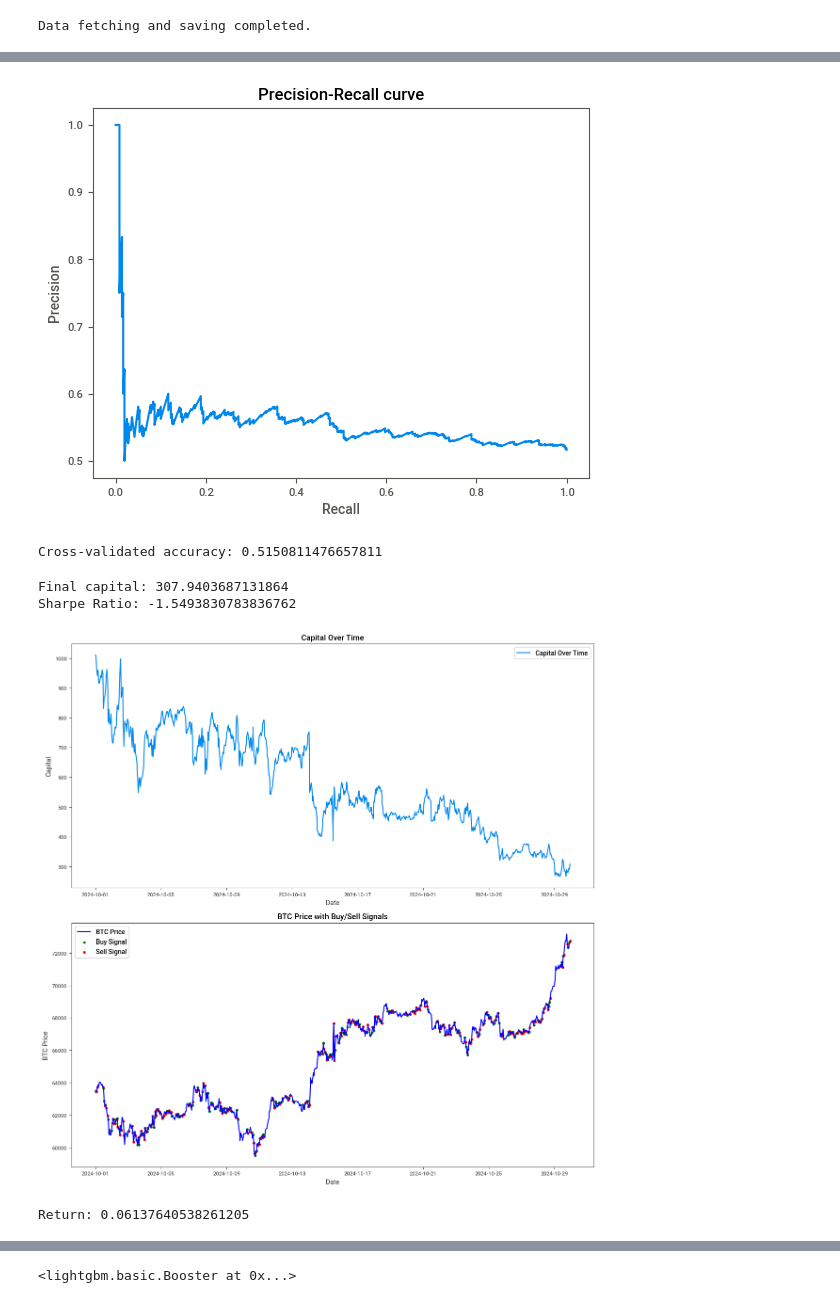
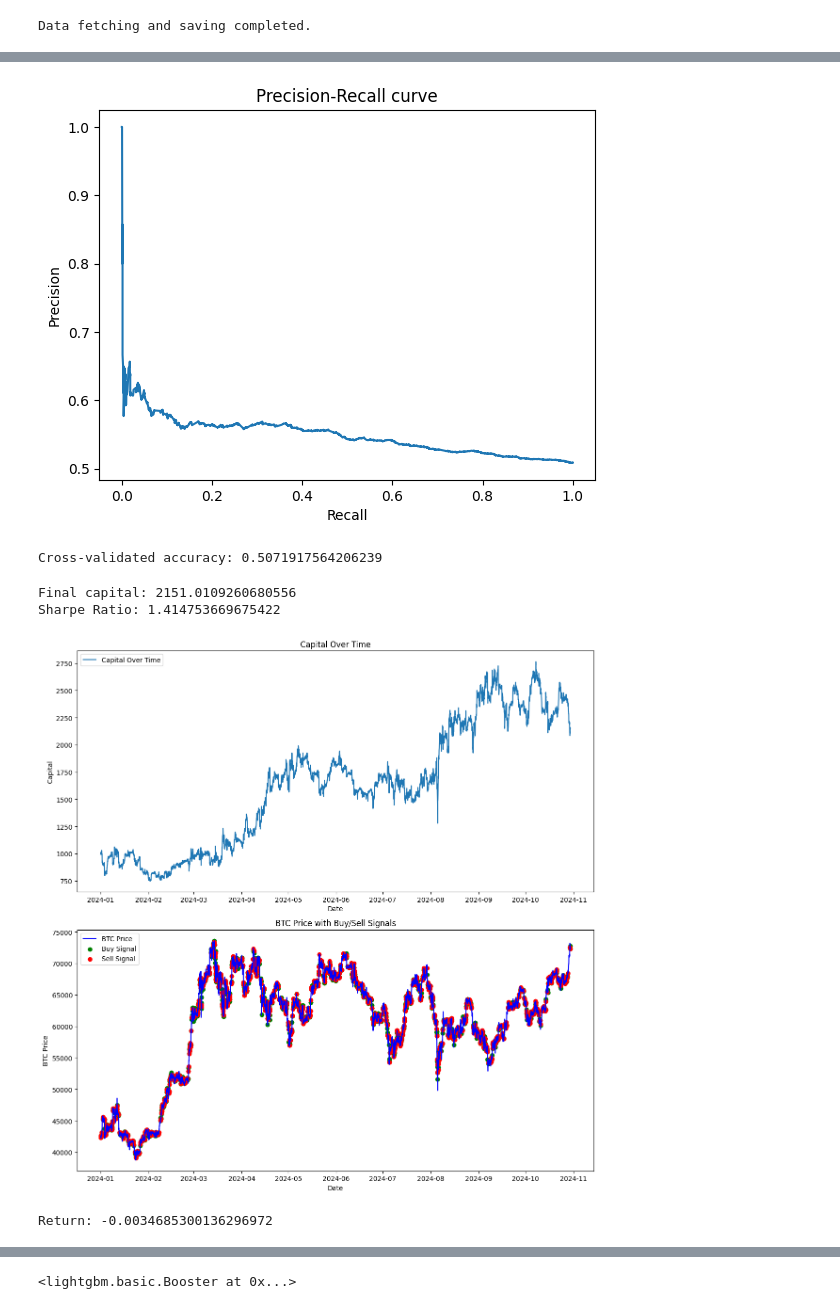
Before and after one commit to mikoto2726/mlbot, a Jupyter notebook: lightgbm_mlbot.ipynb, the cells around one changed output, grey strips where cells are left out. Cells and saved outputs as stored; diff of their text form; code cells hidden in the pictures.

```diff
--- a/lightgbm_mlbot.ipynb
+++ b/lightgbm_mlbot.ipynb
@@ -176,7 +176,7 @@ X = df[features]
 y = df['target'] #価格が上昇すれば1下落すれば0
 # %%
 # データの分割（時間ベースでの分割）
-split_date = '2024-10-01'
+split_date = '2024-01-01'
 X_train = X[X.index < split_date]
 X_test = X[X.index >= split_date]
 y_train = y[y.index < split_date]
@@ -250,13 +250,13 @@ plt.ylabel('Precision')
 plt.title('Precision-Recall curve')
 plt.show()
 # %% [output]
-[figure, old version]
+[figure, new version]
 # %%
 lgb_model = lgb.LGBMClassifier(objective='binary', metric='binary_logloss', verbosity=-1)
 scores = cross_val_score(lgb_model, X_train, y_train, cv=5, scoring='accuracy')
 print("Cross-validated accuracy:", scores.mean())
 # %% [output]
-Cross-validated accuracy: 0.5150811476657811
+Cross-validated accuracy: 0.5071917564206239
 # %%
 # 初期設定
 initial_capital = 1000
@@ -266,7 +266,7 @@ positions = []
 buy_signals = []
 sell_signals = []
 
-leverage = 10  # レバレッジ
+leverage = 2  # レバレッジ
 
 # 現在のポジションの状態を示す変数
 current_position = 0  # 1=ロング, -1=ショート, 0=ポジションなし
@@ -335,41 +335,41 @@ plt.figure(figsize=(12, 12))
 # 1つ目のグラフ: 資産推移のプロット
 plt.subplot(2, 1, 1)
 plt.plot(backtest_results.index, backtest_results['Capital'], label='Capital Over Time')
 plt.title('Capital Over Time')
 plt.xlabel('Date')
 plt.ylabel('Capital')
 plt.legend()
 
 # 2つ目のグラフ: BTC価格と売買シグナルのプロット
 plt.subplot(2, 1, 2)
 plt.plot(df.loc[test_dates[:-1], 'close'], label='BTC Price', color='blue')
 
 # 買いのシグナル（緑の丸）
 if buy_signals:
     buy_dates, buy_prices = zip(*buy_signals)
     plt.scatter(buy_dates, buy_prices, color='green', label='Buy Signal', marker='o')
 
 # 売りのシグナル（赤の丸）
 if sell_signals:
     sell_dates, sell_prices = zip(*sell_signals)
     plt.scatter(sell_dates, sell_prices, color='red', label='Sell Signal', marker='o')
 
 plt.title('BTC Price with Buy/Sell Signals')
 plt.xlabel('Date')
 plt.ylabel('BTC Price')
 plt.legend()
 
 plt.tight_layout()
 plt.show()
 # %% [output]
-Final capital: 307.9403687131864
-Sharpe Ratio: -1.5493830783836762
+Final capital: 2151.0109260680556
+Sharpe Ratio: 1.414753669675422
-[figure, old version]
+[figure, new version]
 # %%
 # リターン計算やポジションサイズの確認
 print("Return:", ret)
 # %% [output]
-Return: 0.06137640538261205
+Return: -0.0034685300136296972
 # %%
 # リターン分布のプロット
 plt.figure(figsize=(12,6))
```
Also changed, not shown: parts of 18 cells of this notebook, 4 other files.
